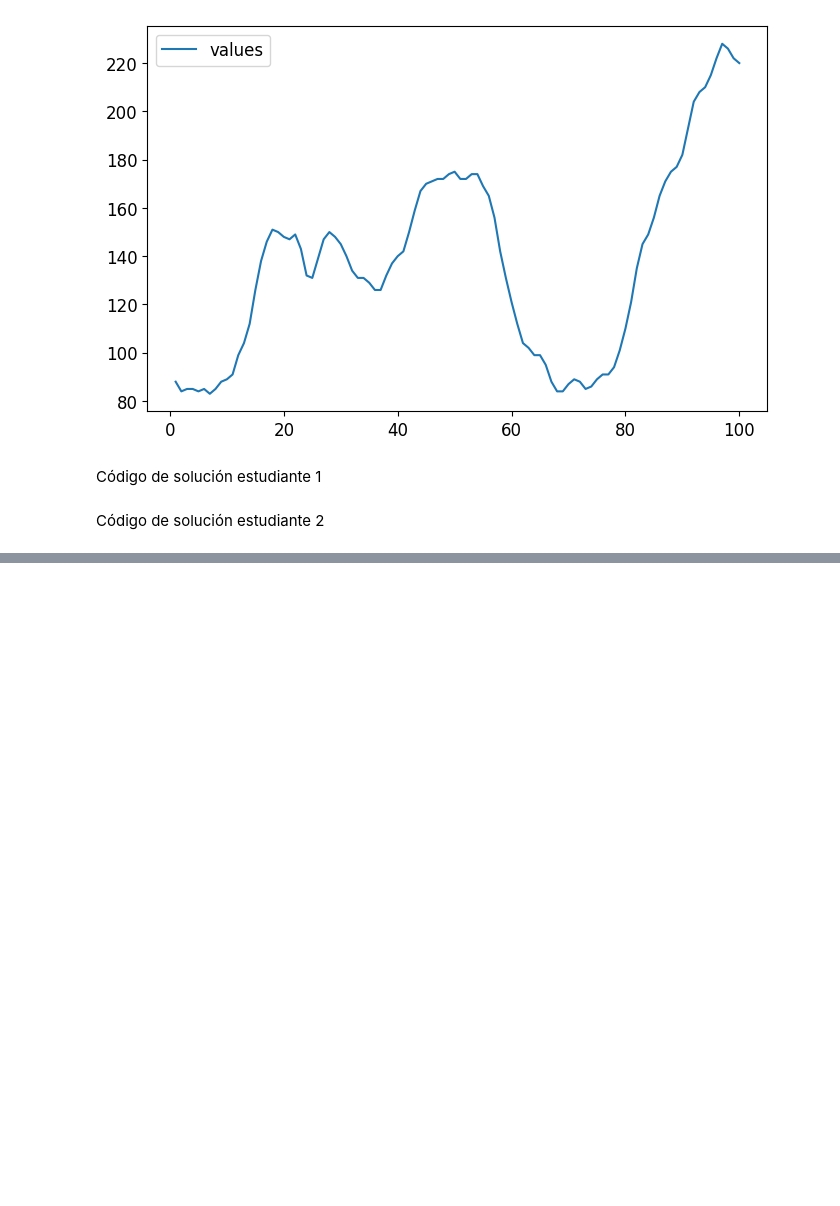
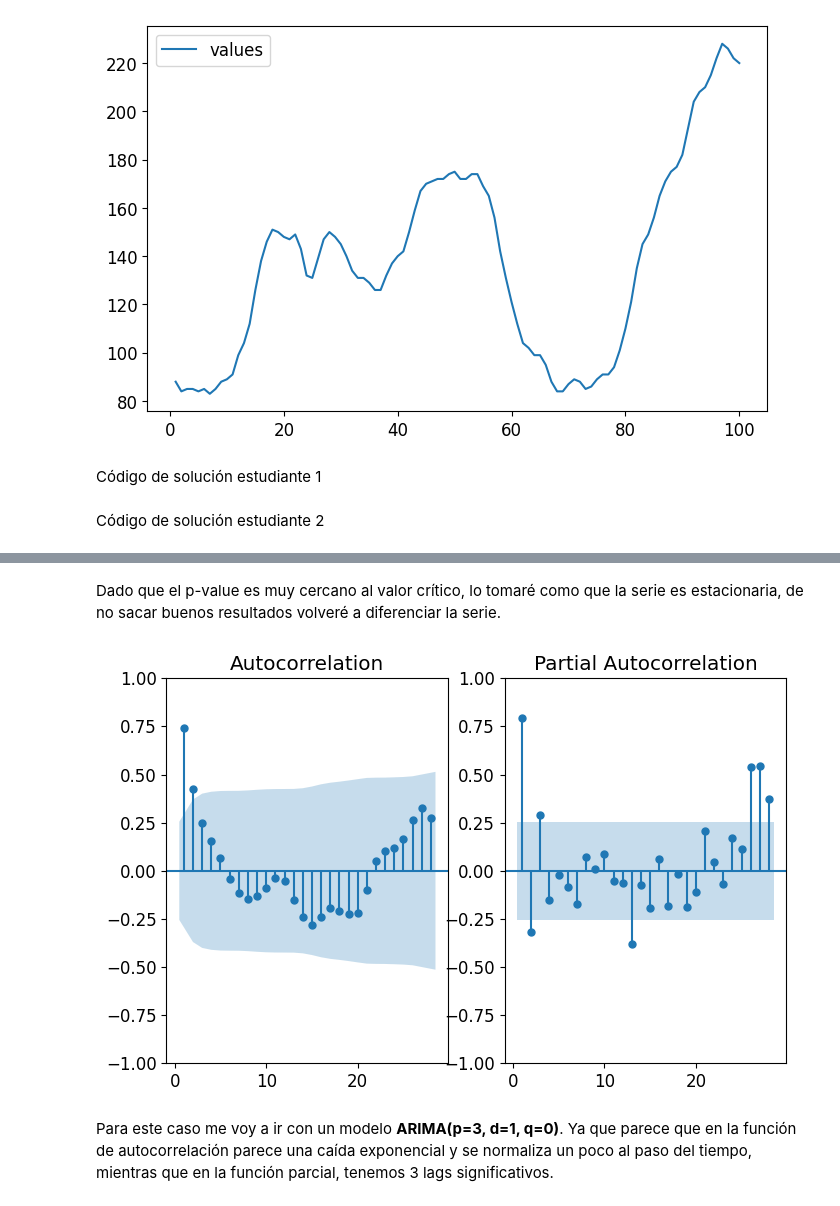
Before and after one commit to RafaJBZ/Tarea_2_RAJuarez_PAVilla, a Jupyter notebook: Tarea2.ipynb, the cells around one changed output, grey strips where cells are left out. Drawn from its saved outputs; the diff is of its cells as text; code cells hidden in the pictures; blank space fills up the shorter version.

```diff
--- a/Tarea2.ipynb
+++ b/Tarea2.ipynb
@@ -88,0 +89,26 @@ Código de solución estudiante 2
+# %%
+# 1. Graficar ACF y PACF
+def plot_acf_pacf(s_data, kwargs=dict):
+    f = plt.figure(figsize=(8,5))
+    ax1 = f.add_subplot(121)
+    plot_acf(s_data, zero=False, ax=ax1, **kwargs)
+    ax2 = f.add_subplot(122)
+    plot_pacf(s_data, zero=False, ax=ax2, method='ols', **kwargs)
+    plt.show()
+# %%
+def train_val_test_split(df, train_size=0.6, val_size=0.2):
+    """
+    Divide el dataframe en datos de entrenamiento, validación y prueba (el tamaño del de prueba se infiere de el de train y val).
+    :param df: Dataframe que contiene una serie de tiempo
+    :param train_size: Tamaño del set de entrenamiento
+    :param val_size: Tamaño del set de validación
+    :return: Dataframes divididos 1. Train 2. Val 3. Test
+    """
+    # Sacamos la posición en el index donde se separará
+    train_index = int(len(df) * train_size)
+    val_index = int(len(df) * (train_size + val_size))
+    # Separamos por index
+    train_split = df[:train_index]
+    val_split = df[train_index:val_index]
+    test_split = df[val_index:]
+    return train_split, val_split, test_split
@@ -88,0 +129,5 @@ Código de solución estudiante 2
+# %%
+# Primero tenemos que hacer nuestra serie estacionaria.
+diff1_values = data.diff().dropna()
+
+adf_test(diff1_values)
@@ -88,0 +145,12 @@ Código de solución estudiante 2
+# %% [markdown]
+Dado que el p-value es muy cercano al valor crítico, lo tomaré como que la serie es estacionaria, de no sacar buenos resultados volveré a diferenciar la serie.
+# %%
+# Dividimos nuestros datos en train, val y test
+train, val, test = train_val_test_split(diff1_values, train_size=0.6, val_size=0.2)
+# %%
+# Graficamos ACF y PACF
+plot_acf_pacf(train, {'lags':28})
+# %% [output]
+[figure, added]
+# %% [markdown]
+Para este caso me voy a ir con un modelo **ARIMA(p=3, d=1, q=0)**. Ya que parece que en la función de autocorrelación parece una caída exponencial y se normaliza un poco al paso del tiempo, mientras que en la función parcial, tenemos 3 lags significativos.
```
Also changed, not shown: parts of 21 cells of this notebook.
